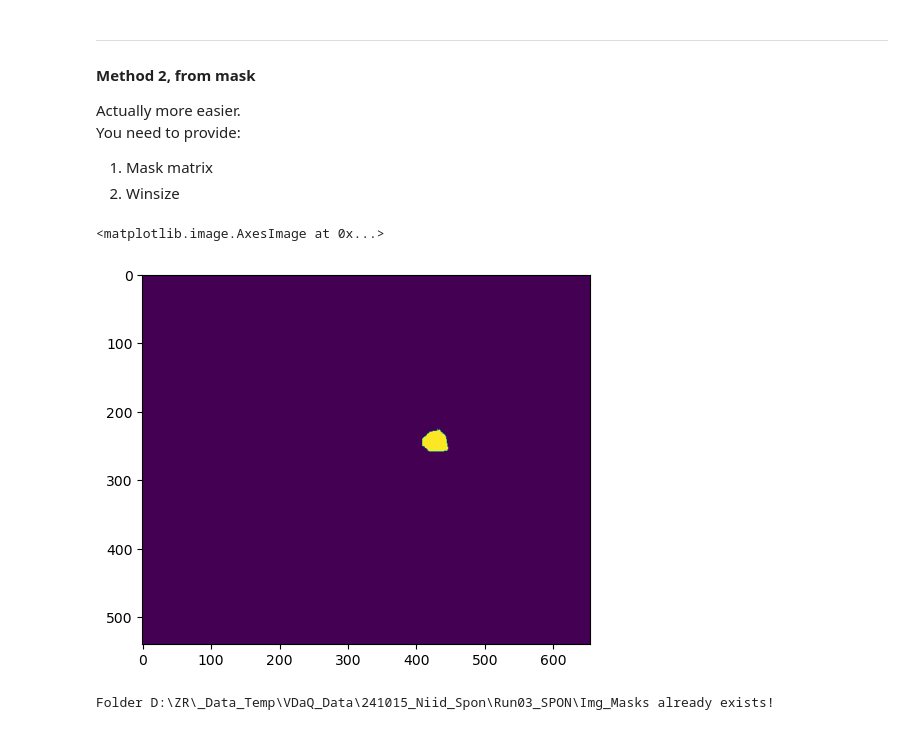
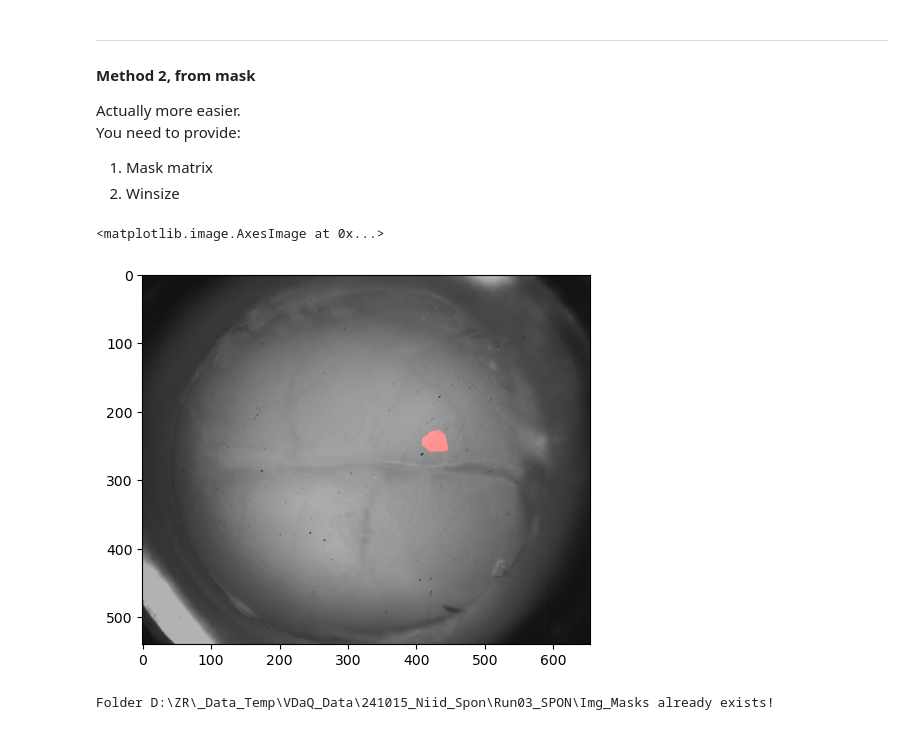
Before and after one commit to adolescent/Lulab_OI_Infrastructure, a Jupyter notebook: Tutorial/A5_Normal_Seed_Corr.ipynb, the cells around one changed output. Drawn from its saved outputs; the diff is of its cells as text; code cells hidden in the pictures.

Commit message:
Update on mask show

```diff
--- a/Tutorial/A5_Normal_Seed_Corr.ipynb
+++ b/Tutorial/A5_Normal_Seed_Corr.ipynb
@@ -118,3 +118,15 @@ seed_coords = (230,175) # height,width
 r = 10 # radius of seed circle.
 seed_mask = Generate_Circle_Mask(seed_coords,r,540,654)
 corr_wins = Seed_Window_Slide(seed_mask,drr_train_filted,win_len,win_step)
+# %%
+# show mask on avr graph.
+mask_graph = np.zeros(shape = (540,654,3))
+normed_avr = global_avr/global_avr.max()*255
+
+for i in range(3):
+    mask_graph[:,:,i] = normed_avr*0.7
+
+mask_graph[:,:,0] += seed_mask*255
+mask_graph = np.clip(mask_graph,0,255)
+
+plt.imshow(mask_graph.astype('u1'))
@@ -180,11 +195,21 @@ You need to provide:
 # %%
 # load in mask
 import cv2
 img_mask = cv2.imread(cf.join(wp,'Example_Mask.bmp'),0)>128
-plt.imshow(img_mask)
+
+
+# show mask on graph.
+mask_graph = np.zeros(shape = (540,654,3))
+normed_avr = global_avr/global_avr.max()*255
+for i in range(3):
+    mask_graph[:,:,i] = normed_avr*0.7
+
+mask_graph[:,:,0] += img_mask*255
+mask_graph = np.clip(mask_graph,0,255)
+plt.imshow(mask_graph.astype('u1'))
 # %% [output]
 <matplotlib.image.AxesImage at 0x...>
-[figure, old version]
+[figure, new version]
 # %%
 # then the same as normal methods.
 corr_wins_cen_sub_img = Seed_Window_Slide(img_mask,drr_train_subtracted,win_len,win_step)
```
Also changed, not shown: parts of 1 cell of this notebook.
